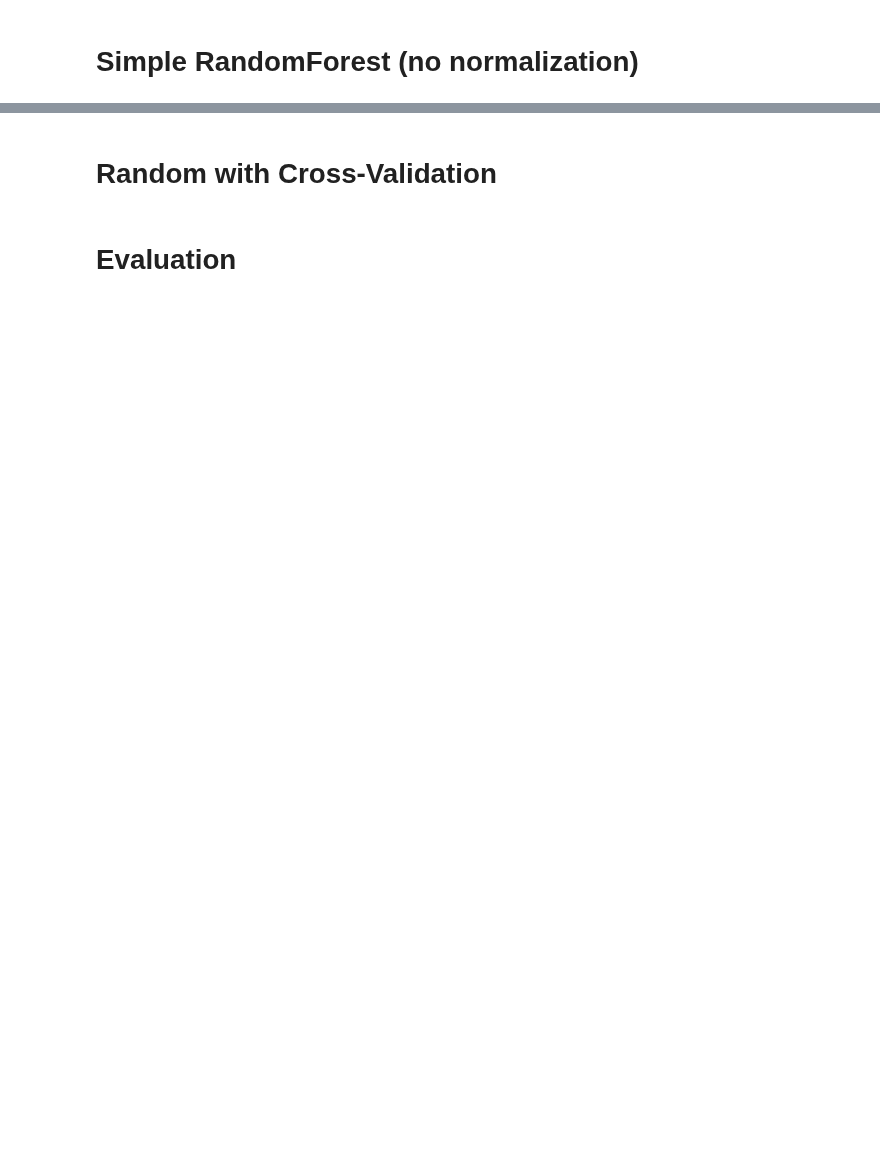
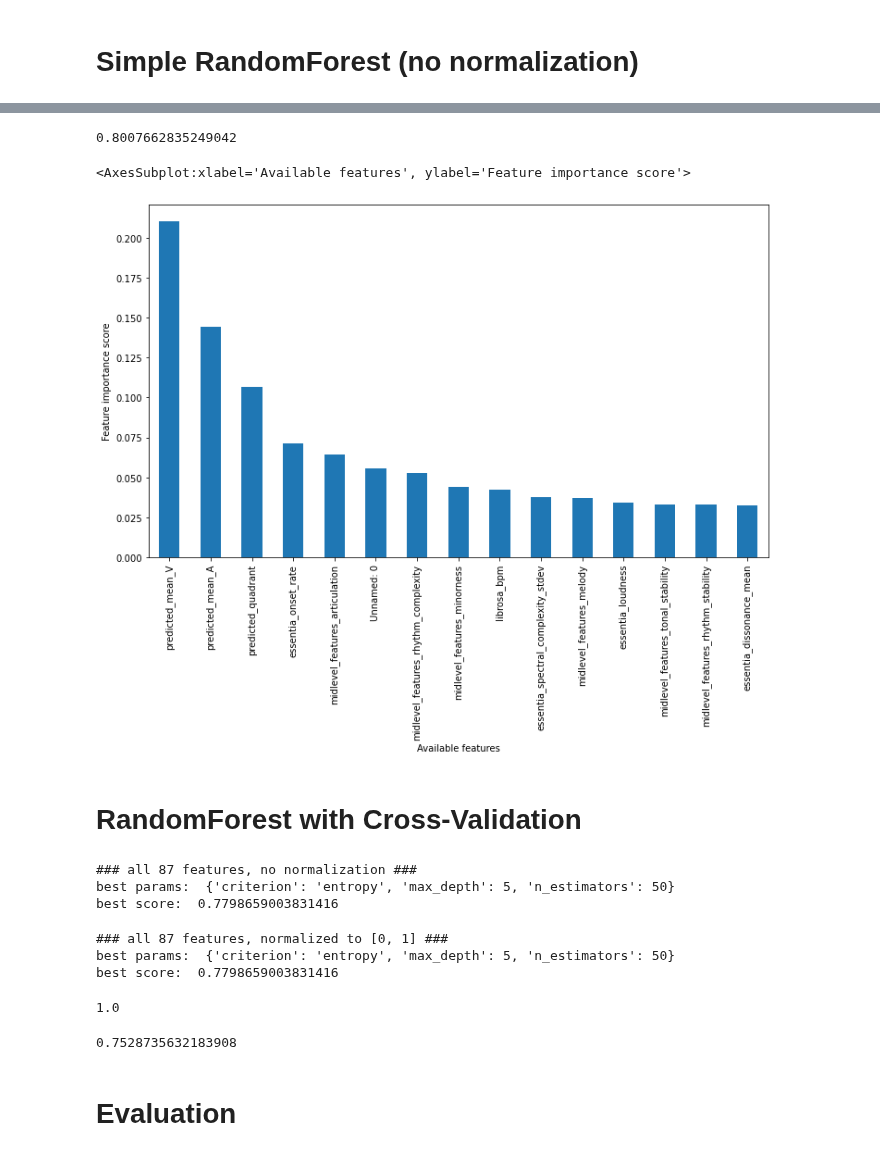
Before and after one commit to sh0w/machine-learning-pattern-classfication, a Jupyter notebook: task3_classification/RandomForest.ipynb, the cells around one changed output, grey strips where cells are left out. Drawn from its saved outputs; the diff is of its cells as text; code cells hidden in the pictures; blank space fills up the shorter version.

```diff
--- a/task3_classification/RandomForest.ipynb
+++ b/task3_classification/RandomForest.ipynb
@@ -64,25 +92,72 @@ clf.score(X_test, y_test)
+# %%
+# Drop every but the 15 most important features
+X_best = X.drop(columns=[*base_feature_imp.index[select_k_best:]])
+
+#split dataset into train and test data
+X_train_best, X_test, y_train_best, y_test = train_test_split(X_best, y, test_size=0.2, random_state=1, stratify=y)
+# %%
+# Create DecisionTreeClassifier
+clf = ensemble.RandomForestClassifier(max_depth=18, random_state=42)
+
+# Fit the classifier to the selected features only
+clf.fit(X_train_best, y_train_best)
+
+dump(clf, os.path.join(base_url_clf, 'feature_selected_maxdepth18_rs42.joblib'))
+
+
+clf.score(X_test, y_test)
+# %% [output]
+0.8007662835249042
+# %%
+# Re-calculate feature importance
+feature_imp = pd.Series(clf.feature_importances_,index=X_best.columns).sort_values(ascending=False)
+
+feature_imp.plot(kind='bar', figsize=(12, 7), xlabel='Available features', ylabel='Feature importance score')
+# %% [output]
+<AxesSubplot:xlabel='Available features', ylabel='Feature importance score'>
+[figure, added]
 # %% [markdown]
-# Random with Cross-Validation
+# RandomForest with Cross-Validation
 # %%
-param_grid = {'criterion':['gini','entropy'],
-              'max_depth':[1, 5, 10, 50, 100],
-              'max_features': ['sqrt', 'log2']
+param_grid = {'n_estimators': [50, 100, 200, 500],
+              'max_depth' : [4,5,6,7,8, 18, 20],
+              'criterion' :['gini', 'entropy']
              }
 
-gscv = GridSearchCV(clf, param_grid, cv=5, return_train_score=True, n_jobs=-1)
+gscv = GridSearchCV(clf, param_grid, cv=10, return_train_score=True, n_jobs=-1)
 
-gscv.fit(X, y)
+gscv.fit(X_best, y)
 
 scores_all_features = gscv.cv_results_["mean_test_score"]
 
 print("### all 87 features, no normalization ###")
 print("best params: ", gscv.best_params_, "\nbest score: ",gscv.best_score_, "\n")
+# %% [output]
+### all 87 features, no normalization ###
+best params:  {'criterion': 'entropy', 'max_depth': 5, 'n_estimators': 50}
+best score:  0.7798659003831416
 # %%
-gscv_normalized = GridSearchCV(clf, param_grid, cv=5, return_train_score=True)
+gscv_norm = GridSearchCV(clf, param_grid, cv=10, return_train_score=True, n_jobs=-1)
 
-gscv_normalized.fit(X_normalized, y)
+X_best_normalized = MinMaxScaler().fit_transform(X_best)
 
-scores_all_features_normalized = gscv_normalized.cv_results_["mean_test_score"]
+
+gscv_norm.fit(X_best_normalized, y)
+
+scores_all_features = gscv_norm.cv_results_["mean_test_score"]
 
 print("### all 87 features, normalized to [0, 1] ###")
-print("best params:", gscv_normalized.best_params_, "\nbest score: ", gscv_normalized.best_score_,  "\n")
+print("best params: ", gscv_norm.best_params_, "\nbest score: ",gscv_norm.best_score_, "\n")
+# %% [output]
+### all 87 features, normalized to [0, 1] ###
+best params:  {'criterion': 'entropy', 'max_depth': 5, 'n_estimators': 50}
+best score:  0.7798659003831416
+# %%
+best_model = gscv.best_estimator_
+best_model.score(X_test, y_test)
+# %% [output]
+1.0
+# %%
+clf.score(X_test, y_test)
+# %% [output]
+0.7528735632183908
```
Also changed, not shown: parts of 16 cells of this notebook, 4 other files.
